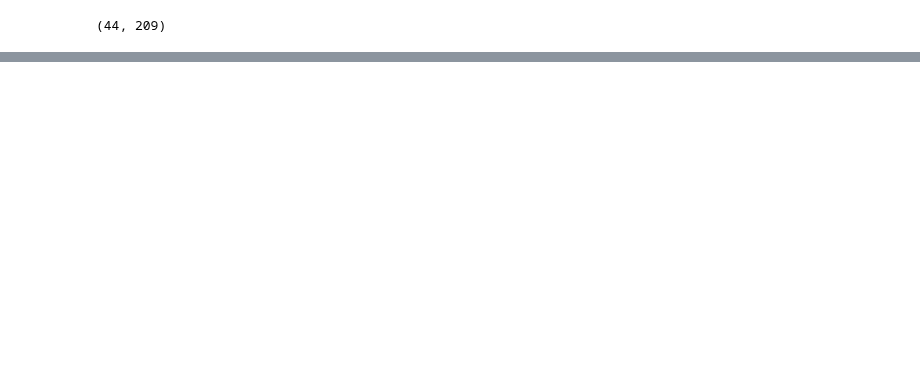
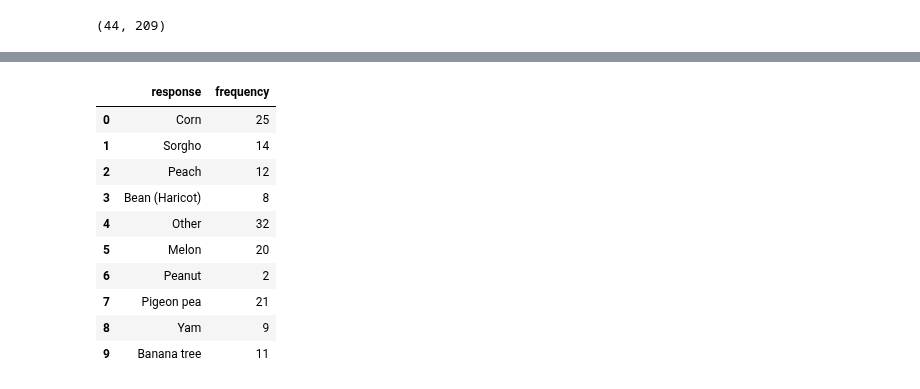
Before and after one commit to wisnercelucus/pes-nippes-data-cleaning, a Jupyter notebook: notebooks/fishers_cleaning.ipynb, the cells around one changed output, grey strips where cells are left out. Cells and saved outputs as stored; diff of their text form; code cells hidden in the pictures; blank space fills up the shorter version.

```diff
--- a/notebooks/fishers_cleaning.ipynb
+++ b/notebooks/fishers_cleaning.ipynb
@@ -30,0 +549,82 @@ f_df = fishers_df.copy()
+# %%
+col_name = "Q12 – Ki kilti ou pi byen konn pratike ?"
+values = {"Mayi":"Corn",
+          "Pitimi":"Sorgho",
+          "Pistach":"Peanut",
+          "Pwa Kongo":"Pigeon pea",
+          "Pwa (pwa nwa ak lot varyete)":"Bean (Haricot)",
+          "Vetivè":"Vetiver",
+          "Yanm":"Yam",
+          "Bannann":"Banana tree",
+          "Sitwon":"Lemon",
+          "Lòt (Presize)":"Other",
+         }
+
+environment_knowledge17 =  rename_col_with_multiple_values(f_df, col_name, values)
+
+col_name = "What culture you practice the best?"
+n_f_df[col_name] = pd.Series(environment_knowledge17)
+
+
+precis_l = [ i.strip().lower() if type(i) == str else None for i in f_df["Presizyon 1 Lòt (Q12)"]]
+
+precis = []
+
+for e in precis_l:
+    if type(e) != str:
+        precis.append(None)
+        continue
+    elif e == 'melon':
+        precis.append('Melon')
+    elif e == 'pèch' or e =='pech' or e == 'peche' or 'la peche':
+        precis.append("Peach")
+    elif e == 'pech ,melon':
+        precis.append("Peach Melon")
+    elif e == 'manyòk ak melon':
+        precis.append("Manioc Melon")
+    elif e == 'joumou':
+        precis.append("Giraumon")
+    elif e == 'manioc':
+        precis.append("Manioc")
+    else:
+        precis.append(None)
+
+new_precis_col = []
+
+for i in range(len(precis)):
+    if type(precis[i]) != str:
+        new_precis_col.append(n_f_df[col_name][i])
+        continue
+    new_precis_col.append(n_f_df[col_name][i] + ' ' + precis[i])
+
+n_f_df[col_name] = pd.Series(new_precis_col)
+
+patterns = ["Corn",
+            "Sorgho",
+            'Melon',
+            'Peach',
+            'Giraumon',
+            "Peanut",
+            'Manioc',
+            "Pigeon pea",
+            "Bean (Haricot)",
+            "Vetiver",
+            "Yam",
+            "Banana tree",
+            "Lemon",
+            "Other"]
+
+environment_knowledge17_df = count_freq_multiple_answer(n_f_df, col_name, patterns)
+environment_knowledge17_df
+# %% [output]
+|  | response | frequency |
+| 0 | Corn | 25 |
+| 1 | Sorgho | 14 |
+| 2 | Peach | 12 |
+| 3 | Bean (Haricot) | 8 |
+| 4 | Other | 32 |
+| 5 | Melon | 20 |
+| 6 | Peanut | 2 |
+| 7 | Pigeon pea | 21 |
+| 8 | Yam | 9 |
+| 9 | Banana tree | 11 |
```
Also changed, not shown: parts of 34 cells of this notebook, 2 other files.
